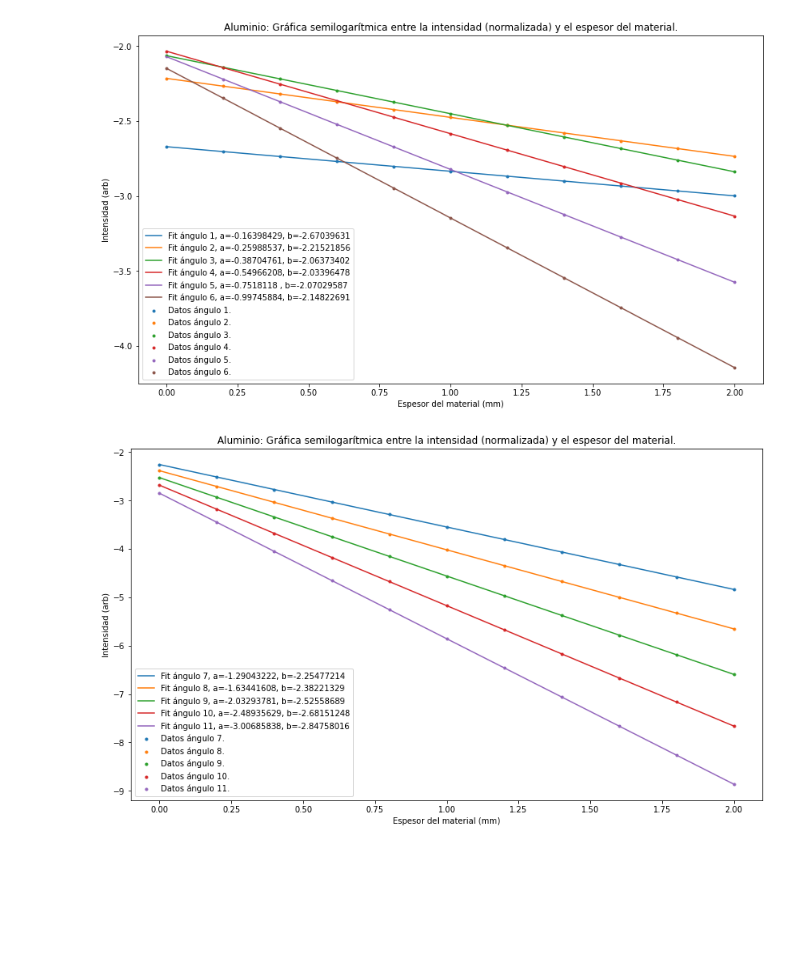
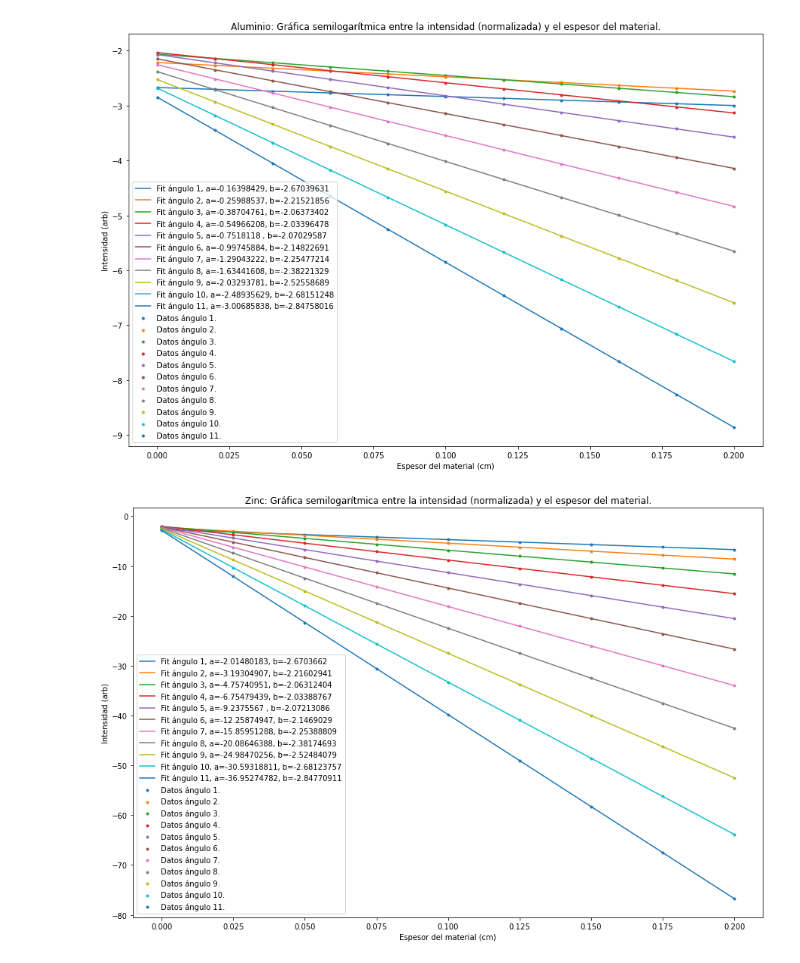
Before and after one commit to m-mejiap/MetodosComputacionales, a Jupyter notebook: Otros/AnalisisDatos.ipynb, the cells around one changed output. Saved outputs shown, nothing was run; the diff lists cells and outputs as text; code cells hidden in the pictures; blank space fills up the shorter version.

```diff
--- a/Otros/AnalisisDatos.ipynb
+++ b/Otros/AnalisisDatos.ipynb
@@ -5,7 +5,7 @@ from scipy.optimize import curve_fit
 
 dataAl = np.genfromtxt("data.dat")
 data = np.log(dataAl)
-grosor = np.linspace(0,2,11)
+grosor = np.linspace(0,2,11)/10
 
 def lin(x,a,b):
     return (a*x) + b
@@ -22,7 +22,7 @@ popt9, pcov9 = curve_fit(lin, grosor, data[8,:])
 popt10, pcov10 = curve_fit(lin, grosor, data[9,:])
 popt11, pcov11 = curve_fit(lin, grosor, data[10,:])
 
-plt.figure(figsize=(14,8))
+plt.figure(figsize=(15,10))
 
 plt.scatter(grosor,data[0,:],marker='.',label="Datos ángulo 1.")
 plt.plot(grosor, lin(grosor, popt1[0], popt1[1]),label="Fit ángulo 1, a=-0.16398429, b=-2.67039631")
@@ -34,49 +34,40 @@ plt.scatter(grosor,data[2,:],marker='.',label="Datos ángulo 3.")
 plt.plot(grosor, lin(grosor, popt3[0], popt3[1]),label="Fit ángulo 3, a=-0.38704761, b=-2.06373402")
 
 plt.scatter(grosor,data[3,:],marker='.',label="Datos ángulo 4.")
 plt.plot(grosor, lin(grosor, popt4[0], popt4[1]),label="Fit ángulo 4, a=-0.54966208, b=-2.03396478")
 
 plt.scatter(grosor,data[4,:],marker='.',label="Datos ángulo 5.")
 plt.plot(grosor, lin(grosor, popt5[0], popt5[1]),label="Fit ángulo 5, a=-0.7518118 , b=-2.07029587")
 
 plt.scatter(grosor,data[5,:],marker='.',label="Datos ángulo 6.")
 plt.plot(grosor, lin(grosor, popt6[0], popt6[1]),label="Fit ángulo 6, a=-0.99745884, b=-2.14822691")
 
-plt.ylabel("Intensidad (arb)")
-plt.xlabel("Espesor del material (mm)")
-plt.title("Aluminio: Gráfica semilogarítmica entre la intensidad (normalizada) y el espesor del material.")
-plt.legend()
-plt.show()
-
-plt.figure(figsize=(14,8))
-
 plt.scatter(grosor,data[6,:],marker='.',label="Datos ángulo 7.")
 plt.plot(grosor, lin(grosor, popt7[0], popt7[1]),label="Fit ángulo 7, a=-1.29043222, b=-2.25477214")
 
 plt.scatter(grosor,data[7,:],marker='.',label="Datos ángulo 8.")
 plt.plot(grosor, lin(grosor, popt8[0], popt8[1]),label="Fit ángulo 8, a=-1.63441608, b=-2.38221329")
 
 plt.scatter(grosor,data[8,:],marker='.',label="Datos ángulo 9.")
 plt.plot(grosor, lin(grosor, popt9[0], popt9[1]),label="Fit ángulo 9, a=-2.03293781, b=-2.52558689")
 
 plt.scatter(grosor,data[9,:],marker='.',label="Datos ángulo 10.")
 plt.plot(grosor, lin(grosor, popt10[0], popt10[1]),label="Fit ángulo 10, a=-2.48935629, b=-2.68151248")
 
 plt.scatter(grosor,data[10,:],marker='.',label="Datos ángulo 11.")
 plt.plot(grosor, lin(grosor, popt11[0], popt11[1]),label="Fit ángulo 11, a=-3.00685838, b=-2.84758016")
 
 plt.ylabel("Intensidad (arb)")
-plt.xlabel("Espesor del material (mm)")
+plt.xlabel("Espesor del material (cm)")
 plt.title("Aluminio: Gráfica semilogarítmica entre la intensidad (normalizada) y el espesor del material.")
 plt.legend()
-plt.show()
+plt.savefig("Al1.png")
 # %% [output]
-[figure, old version]
+[figure, new version]
-[figure, removed]
 # %%
 dataZn = np.genfromtxt("data2.dat")
 data2 = np.log(dataZn)
-grosorZn = np.linspace(0,2,9)
+grosorZn = np.linspace(0,2,9)/10
 
 popt1Zn, pcov1Zn = curve_fit(lin, grosorZn, data2[0,:])
 popt2Zn, pcov2Zn = curve_fit(lin, grosorZn, data2[1,:])
@@ -89,3 +80,46 @@ popt8Zn, pcov8Zn = curve_fit(lin, grosorZn, data2[7,:])
 popt9Zn, pcov9Zn = curve_fit(lin, grosorZn, data2[8,:])
 popt10Zn, pcov10Zn = curve_fit(lin, grosorZn, data2[9,:])
 popt11Zn, pcov11Zn = curve_fit(lin, grosorZn, data2[10,:])
+
+plt.figure(figsize=(15,10))
+
+plt.scatter(grosorZn,data2[0,:],marker='.',label="Datos ángulo 1.")
+plt.plot(grosorZn, lin(grosorZn, popt1Zn[0], popt1Zn[1]),label="Fit ángulo 1, a=-2.01480183, b=-2.6703662")
+
+plt.scatter(grosorZn,data2[1,:],marker='.',label="Datos ángulo 2.")
+plt.plot(grosorZn, lin(grosorZn, popt2Zn[0], popt2Zn[1]),label="Fit ángulo 2, a=-3.19304907, b=-2.21602941")
+
+plt.scatter(grosorZn,data2[2,:],marker='.',label="Datos ángulo 3.")
+plt.plot(grosorZn, lin(grosorZn, popt3Zn[0], popt3Zn[1]),label="Fit ángulo 3, a=-4.75740951, b=-2.06312404")
+
+plt.scatter(grosorZn,data2[3,:],marker='.',label="Datos ángulo 4.")
+plt.plot(grosorZn, lin(grosorZn, popt4Zn[0], popt4Zn[1]),label="Fit ángulo 4, a=-6.75479439, b=-2.03388767")
+
+plt.scatter(grosorZn,data2[4,:],marker='.',label="Datos ángulo 5.")
+plt.plot(grosorZn, lin(grosorZn, popt5Zn[0], popt5Zn[1]),label="Fit ángulo 5, a=-9.2375567 , b=-2.07213086")
+
+plt.scatter(grosorZn,data2[5,:],marker='.',label="Datos ángulo 6.")
+plt.plot(grosorZn, lin(grosorZn, popt6Zn[0], popt6Zn[1]),label="Fit ángulo 6, a=-12.25874947, b=-2.1469029")
+
+plt.scatter(grosorZn,data2[6,:],marker='.',label="Datos ángulo 7.")
+plt.plot(grosorZn, lin(grosorZn, popt7Zn[0], popt7Zn[1]),label="Fit ángulo 7, a=-15.85951288, b=-2.25388809")
+
+plt.scatter(grosorZn,data2[7,:],marker='.',label="Datos ángulo 8.")
+plt.plot(grosorZn, lin(grosorZn, popt8Zn[0], popt8Zn[1]),label="Fit ángulo 8, a=-20.08646388, b=-2.38174693")
+
+plt.scatter(grosorZn,data2[8,:],marker='.',label="Datos ángulo 9.")
+plt.plot(grosorZn, lin(grosorZn, popt9Zn[0], popt9Zn[1]),label="Fit ángulo 9, a=-24.98470256, b=-2.52484079")
+
+plt.scatter(grosorZn,data2[9,:],marker='.',label="Datos ángulo 10.")
+plt.plot(grosorZn, lin(grosorZn, popt10Zn[0], popt10Zn[1]),label="Fit ángulo 10, a=-30.59318811, b=-2.68123757")
+
+plt.scatter(grosorZn,data2[10,:],marker='.',label="Datos ángulo 11.")
+plt.plot(grosorZn, lin(grosorZn, popt11Zn[0], popt11Zn[1]),label="Fit ángulo 11, a=-36.95274782, b=-2.84770911")
+
+plt.ylabel("Intensidad (arb)")
+plt.xlabel("Espesor del material (cm)")
+plt.title("Zinc: Gráfica semilogarítmica entre la intensidad (normalizada) y el espesor del material.")
+plt.legend()
+plt.savefig("Zn1.png")
+# %% [output]
+[figure, added]
```
Also changed, not shown: parts of 1 cell of this notebook, 1 other file.
